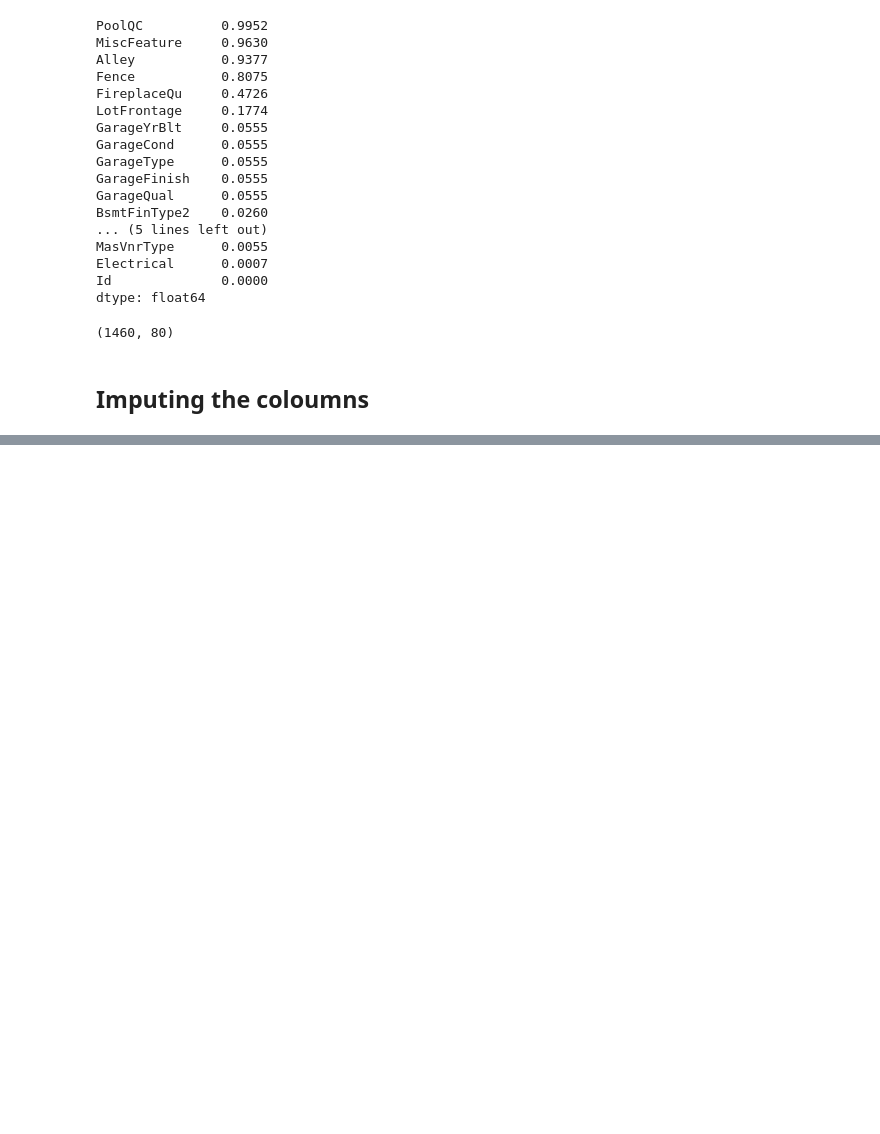
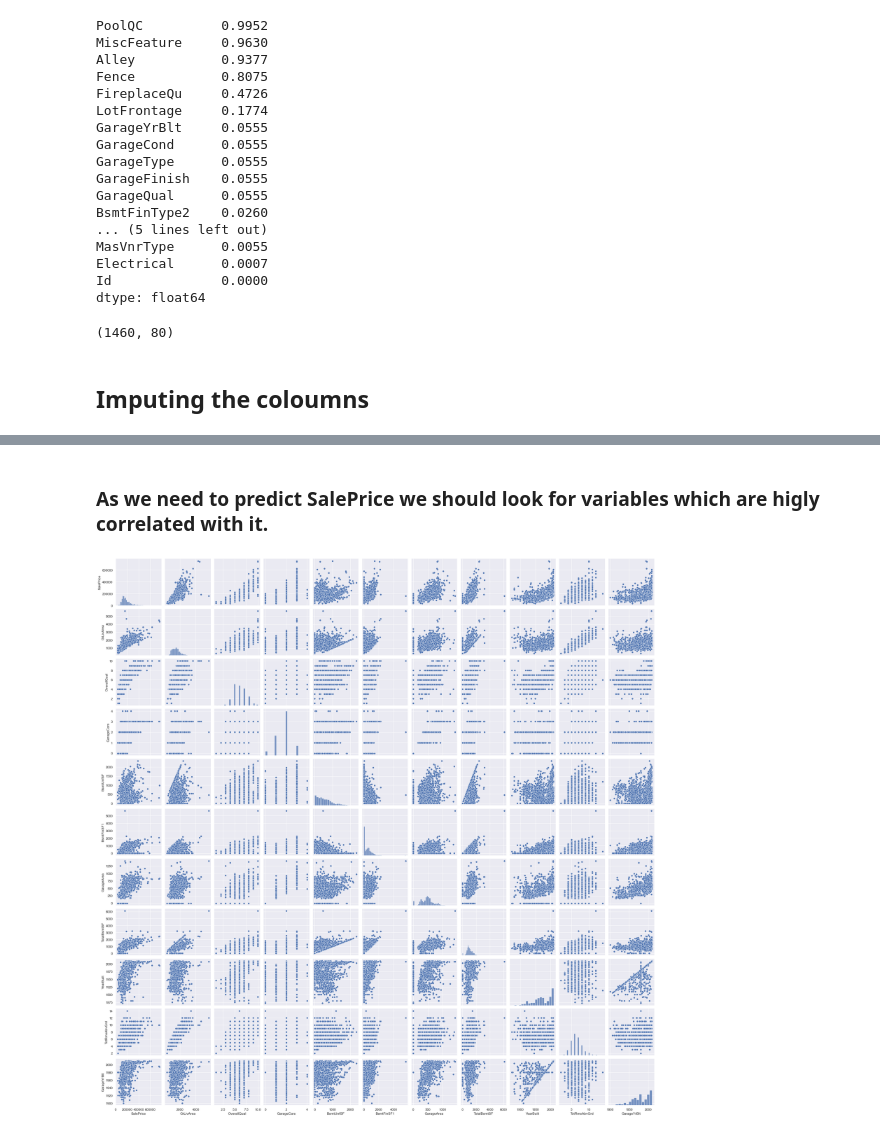
Before and after one commit to kc11381/Housing_Price_Prediction_Case_Study, a Jupyter notebook: house_price_prediction.ipynb, the cells around one changed output, grey strips where cells are left out. Cells and saved outputs as stored; diff of their text form; code cells hidden in the pictures; blank space fills up the shorter version.

```diff
--- a/house_price_prediction.ipynb
+++ b/house_price_prediction.ipynb
@@ -214,0 +232,10 @@ dtype: float64
+# %% [markdown]
+### As we need to predict SalePrice we should look for variables which are higly correlated with it.
+# %%
+# Lets create pairplot to understand each one better
+# sns.set()
+cols = ['SalePrice', 'GrLivArea', 'OverallQual', 'GarageCars', 'BsmtUnfSF', 'BsmtFinSF1', 'GarageArea', 'TotalBsmtSF', 'YearBuilt', 'TotRmsAbvGrd', 'GarageYrBlt']
+sns.pairplot(housing_df[cols])
+plt.show()
+# %% [output]
+[figure, added]
```
Also changed, not shown: parts of 17 cells of this notebook.
